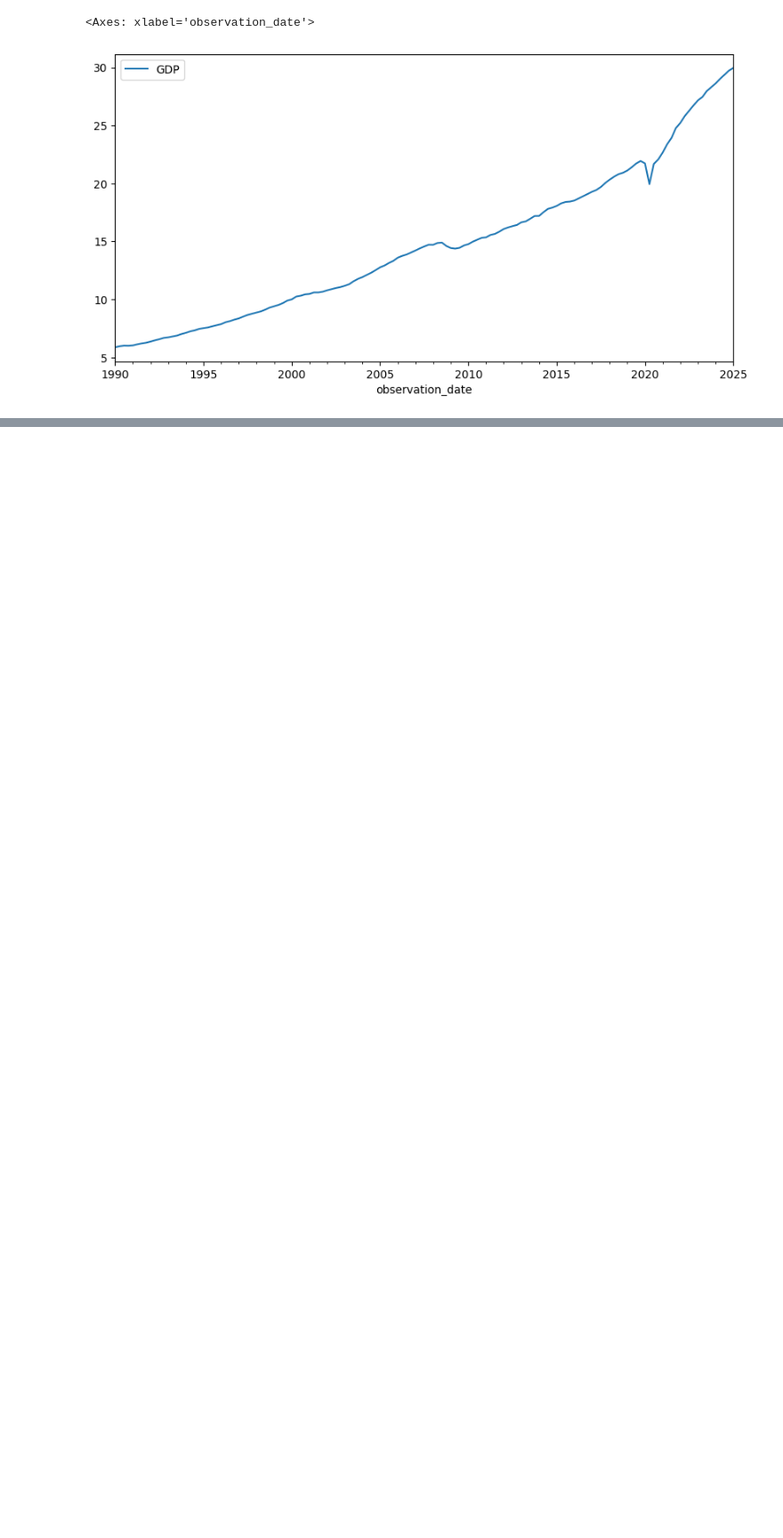
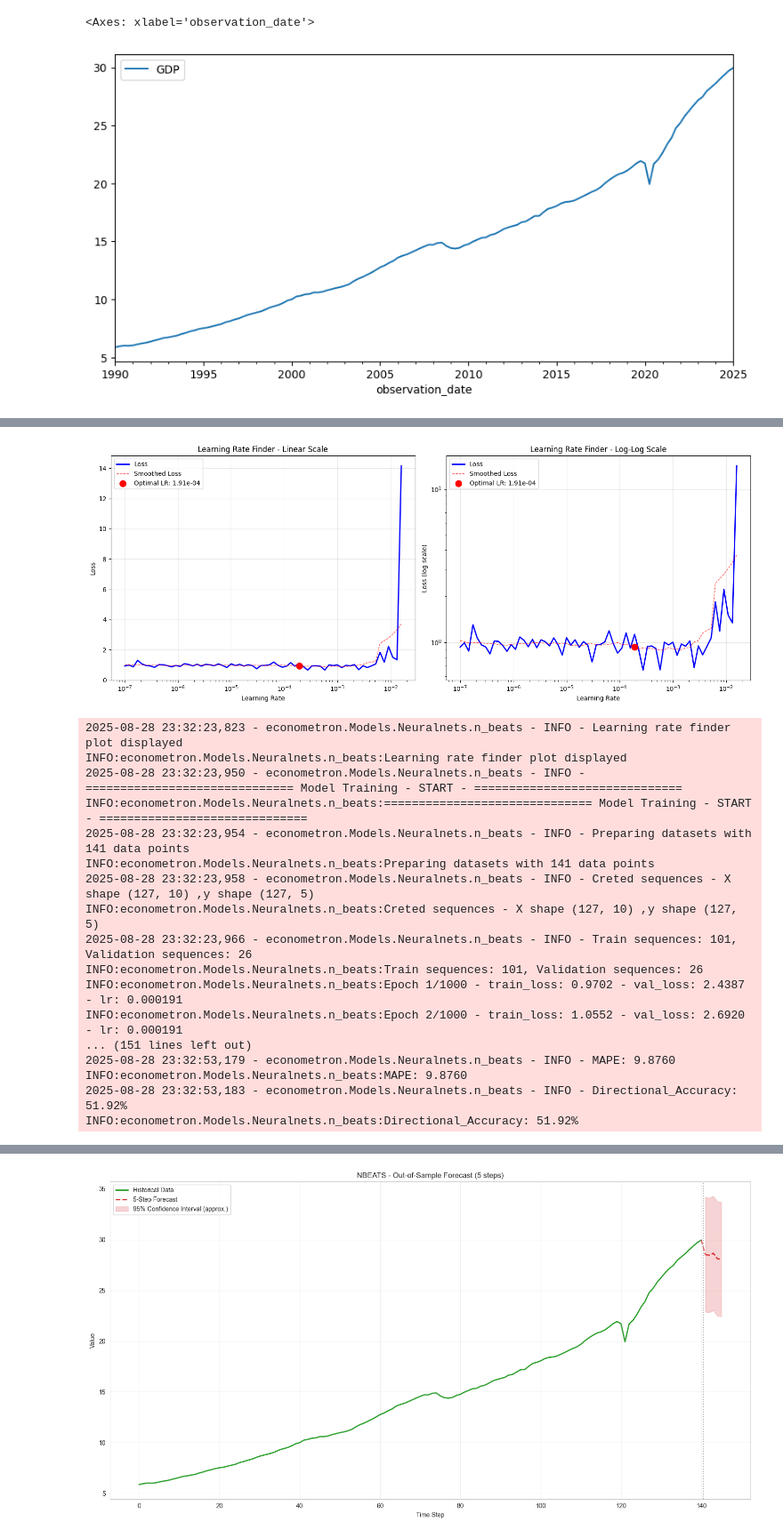
Before and after one commit to AmineOuerfellii/econometron, a Jupyter notebook: Tutorials/Models/NeuralNets/NBEATS.ipynb, the cells around one changed output, grey strips where cells are left out. Shown at 89% size. Cells and saved outputs as stored; diff of their text form; code cells hidden in the pictures; blank space fills up the shorter version.

```diff
--- a/Tutorials/Models/NeuralNets/NBEATS.ipynb
+++ b/Tutorials/Models/NeuralNets/NBEATS.ipynb
@@ -287,0 +12,28 @@ Input shape: torch.Size([1, 10])
+# %%
+H=5  # Horizon _ forecast len
+n=2  # back_coeff : n*H => Backcast len
+stack_config = [
+    {
+        'num_B_per_S': 4,
+        'Blocks': ['G', 'T', 'S'],
+        'Layer_size': [512, 512, 512],
+        'Harmonics': [2, 3],  # First S gets 2, second would get 3
+        'Degree': [2],     # First T_P gets 2, T gets 3
+        'Dropout': [0.1, 0.1, 0.2],
+        'num_lay_per_B': [3, 3, 3],
+        'share_weights': False
+    },
+    {
+        'num_B_per_S': 2,
+        'Blocks': ['G'],
+        'Harmonics': [4],
+        'Layer_size': [256, 512],
+        'Dropout': [0.1, 0.1],
+        'num_lay_per_B': [4, 3]
+    },
+    {
+        'Blocks': ['T', 'S'],  # Uses default num_B_per_S=3
+        'Harmonics': [2],
+        'Degree': [2, 3]
+    }]
+nbeat=NBEATS(n,H,n_s=len(stack_config),stack_configs=stack_config)
@@ -287,0 +48,7 @@ Input shape: torch.Size([1, 10])
+# %%
+trainer = Trainer_ts(model=nbeat,normalization_type='revin',device='cpu')
+lrs, losses, suggested_lr = trainer.find_optimal_lr(data=GDP,batch_size=32,back_coeff=2,Horizon=5,val_split=0.2)
+trainer.fit(GDP,2,5,1000,'adam',suggested_lr,64,1.5,'plateau','mae',30,0.2,True)
+trainer.summary()
+trainer.forecast_out_of_sample(steps=5)
+# %% [output]
@@ -287,0 +72,18 @@ Input shape: torch.Size([1, 10])
+[figure, added]
+2025-08-28 23:32:23,823 - econometron.Models.Neuralnets.n_beats - INFO - Learning rate finder plot displayed
+INFO:econometron.Models.Neuralnets.n_beats:Learning rate finder plot displayed
+2025-08-28 23:32:23,950 - econometron.Models.Neuralnets.n_beats - INFO - ============================== Model Training - START - ==============================
+INFO:econometron.Models.Neuralnets.n_beats:============================== Model Training - START - ==============================
+2025-08-28 23:32:23,954 - econometron.Models.Neuralnets.n_beats - INFO - Preparing datasets with 141 data points
+INFO:econometron.Models.Neuralnets.n_beats:Preparing datasets with 141 data points
+2025-08-28 23:32:23,958 - econometron.Models.Neuralnets.n_beats - INFO - Creted sequences - X shape (127, 10) ,y shape (127, 5)
+INFO:econometron.Models.Neuralnets.n_beats:Creted sequences - X shape (127, 10) ,y shape (127, 5)
+2025-08-28 23:32:23,966 - econometron.Models.Neuralnets.n_beats - INFO - Train sequences: 101, Validation sequences: 26
+INFO:econometron.Models.Neuralnets.n_beats:Train sequences: 101, Validation sequences: 26
+INFO:econometron.Models.Neuralnets.n_beats:Epoch 1/1000 - train_loss: 0.9702 - val_loss: 2.4387 - lr: 0.000191
+INFO:econometron.Models.Neuralnets.n_beats:Epoch 2/1000 - train_loss: 1.0552 - val_loss: 2.6920 - lr: 0.000191
+... (151 lines left out)
+2025-08-28 23:32:53,179 - econometron.Models.Neuralnets.n_beats - INFO - MAPE: 9.8760
+INFO:econometron.Models.Neuralnets.n_beats:MAPE: 9.8760
+2025-08-28 23:32:53,183 - econometron.Models.Neuralnets.n_beats - INFO - Directional_Accuracy: 51.92%
+INFO:econometron.Models.Neuralnets.n_beats:Directional_Accuracy: 51.92%
@@ -287,0 +107 @@ Input shape: torch.Size([1, 10])
+[figure, added]
```
Also changed, not shown: parts of 26 cells of this notebook, 11 other files.
